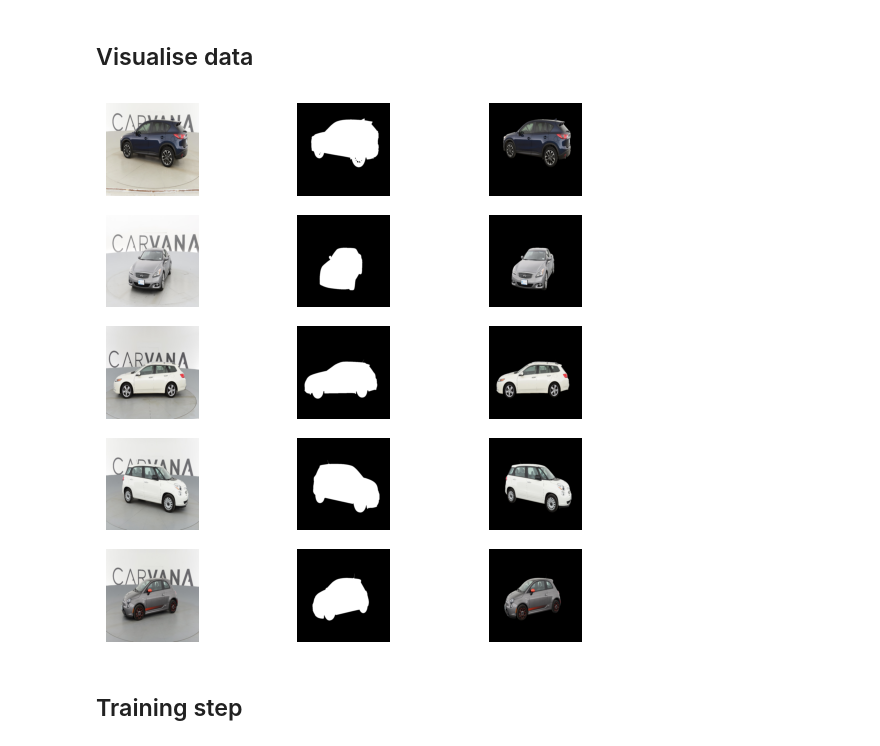
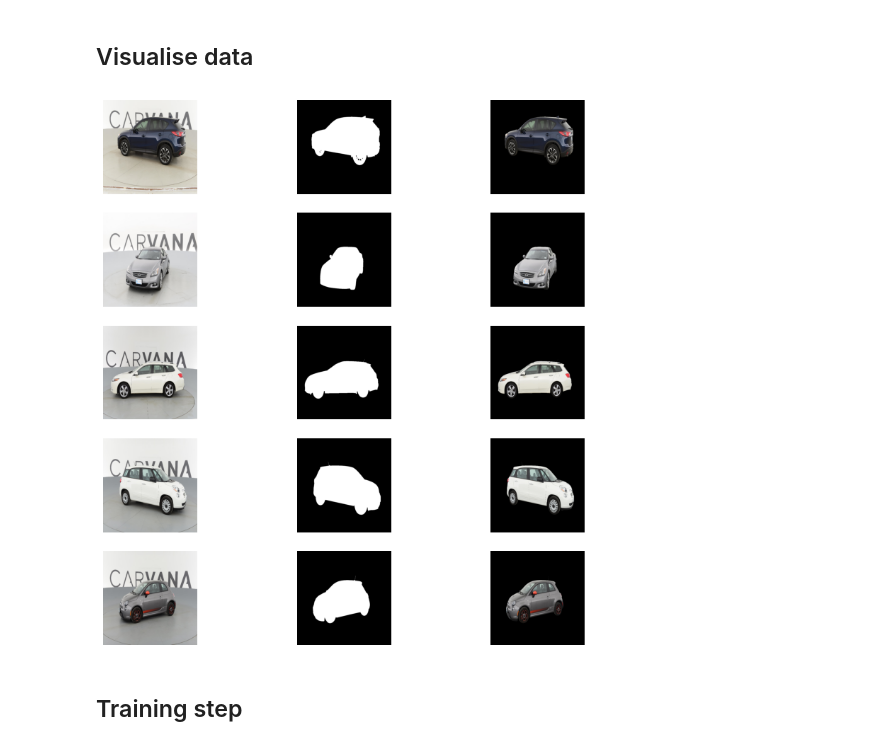
Before and after one commit to hwaseem04/UNet, a Jupyter notebook: Segmentation.ipynb, the cells around one changed output. Drawn from its saved outputs; the diff is of its cells as text; code cells hidden in the pictures.

```diff
--- a/Segmentation.ipynb
+++ b/Segmentation.ipynb
@@ -109,35 +117,36 @@ import numpy as np
 # %%
 viz_data = DataLoader(data_train, 5, shuffle=False)
 
 image_batch, mask_batch = next(iter(viz_data))
-plt.figure(figsize=(7,7))
+plt.figure(figsize=(10,10))
 
 for i in range(1,16, 3):
     image_proper = (image_batch[i//3].permute(1,2,0))
     mask_proper = (mask_batch[i//3].permute(1,2,0))
 
     plt.subplot(5,3,i)
     plt.axis('off')
     plt.imshow(image_proper)
 
     plt.subplot(5,3,i+1)
     plt.axis('off')
-    plt.imshow(mask_proper, cmap='gray')
+
+    plt.imshow(mask_proper.squeeze(2), cmap='gray')
 
     plt.subplot(5,3,i+2)
     mask = mask_proper.permute(2,0,1)
     mask = transforms.ToPILImage()(mask)
     mask = transforms.Grayscale(num_output_channels=3)(mask)
     image_masked = transforms.functional.pil_to_tensor(mask) * image_proper.permute(2,0,1)
 
     image_masked = image_masked.numpy().transpose(1, 2, 0)
     plt.axis('off')
     plt.imshow(np.uint8(image_masked))
 
 
 plt.show()
 # %% [output]
-[figure, old version]
+[figure, new version]
 # %% [markdown]
 ## Training step
 # %%
```
Also changed, not shown: parts of 15 cells of this notebook.
